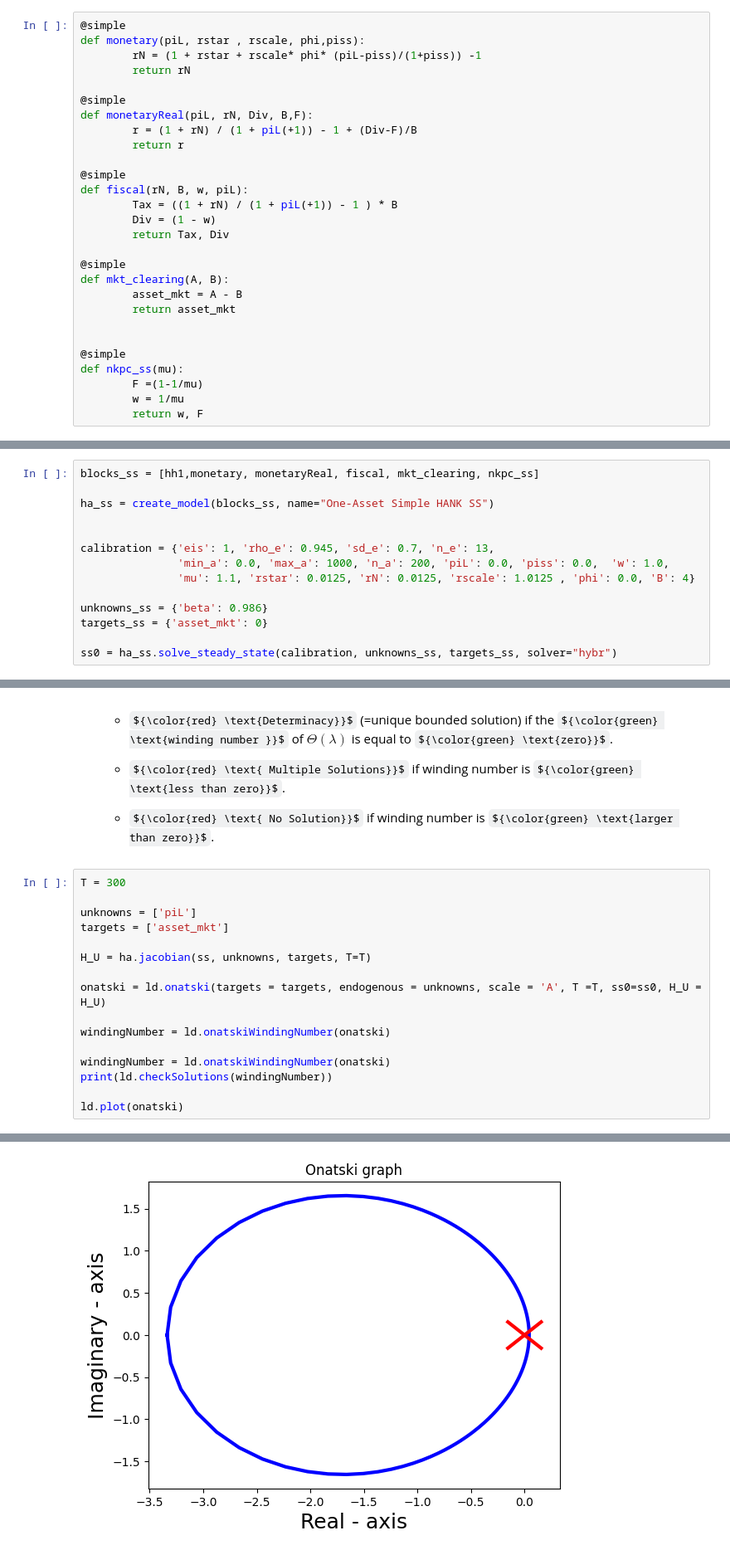
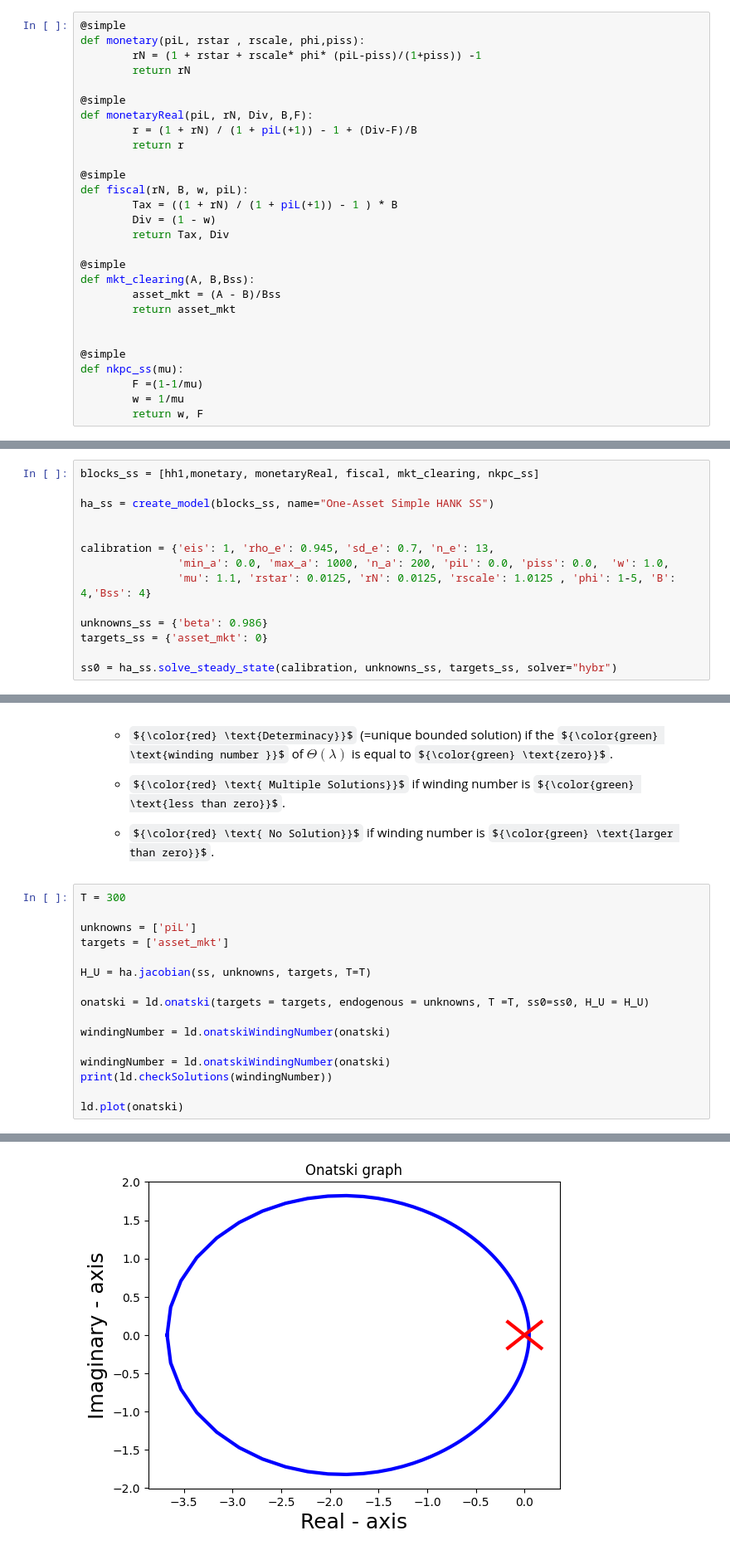
Before and after one commit to alfredlovgren/local-determinacy, a Jupyter notebook: src/local_determancy/HA_Flex_Real.ipynb, the cells around one changed output, grey strips where cells are left out. Shown at 83% size. Cells and saved outputs as stored; diff of their text form; some formulas as TeX source.

```diff
--- a/src/local_determancy/HA_Flex_Real.ipynb
+++ b/src/local_determancy/HA_Flex_Real.ipynb
@@ -82,8 +82,8 @@ def fiscal(rN, B, w, piL):
         return Tax, Div
 
 @simple
-def mkt_clearing(A, B):
-        asset_mkt = A - B
+def mkt_clearing(A, B,Bss):
+        asset_mkt = (A - B)/Bss
         return asset_mkt
 
 
@@ -102,7 +102,7 @@ ha_ss = create_model(blocks_ss, name="One-Asset Simple HANK SS")
 
 calibration = {'eis': 1, 'rho_e': 0.945, 'sd_e': 0.7, 'n_e': 13,
                'min_a': 0.0, 'max_a': 1000, 'n_a': 200, 'piL': 0.0, 'piss': 0.0,  'w': 1.0,
-               'mu': 1.1, 'rstar': 0.0125, 'rN': 0.0125, 'rscale': 1.0125 , 'phi': 0.0, 'B': 4}
+               'mu': 1.1, 'rstar': 0.0125, 'rN': 0.0125, 'rscale': 1.0125 , 'phi': 1-5, 'B': 4,'Bss': 4}
 
 unknowns_ss = {'beta': 0.986}
 targets_ss = {'asset_mkt': 0}
@@ -148,20 +148,20 @@ ss = ha.steady_state(ss0)
 # %%
 T = 300
 
 unknowns = ['piL']
 targets = ['asset_mkt']
 
 H_U = ha.jacobian(ss, unknowns, targets, T=T)
 
-onatski = ld.onatski(targets = targets, endogenous = unknowns, scale = 'A', T =T, ss0=ss0, H_U = H_U)
+onatski = ld.onatski(targets = targets, endogenous = unknowns, T =T, ss0=ss0, H_U = H_U)
 
 windingNumber = ld.onatskiWindingNumber(onatski)
 
 windingNumber = ld.onatskiWindingNumber(onatski)
 print(ld.checkSolutions(windingNumber))
 
 ld.plot(onatski)
 # %% [output]
 Winding number: -1
 The economy is INDETERMINATE (MULTIPLE SOLUTION)
-[figure, old version]
+[figure, new version]
```
Also changed, not shown: 5 other files.
